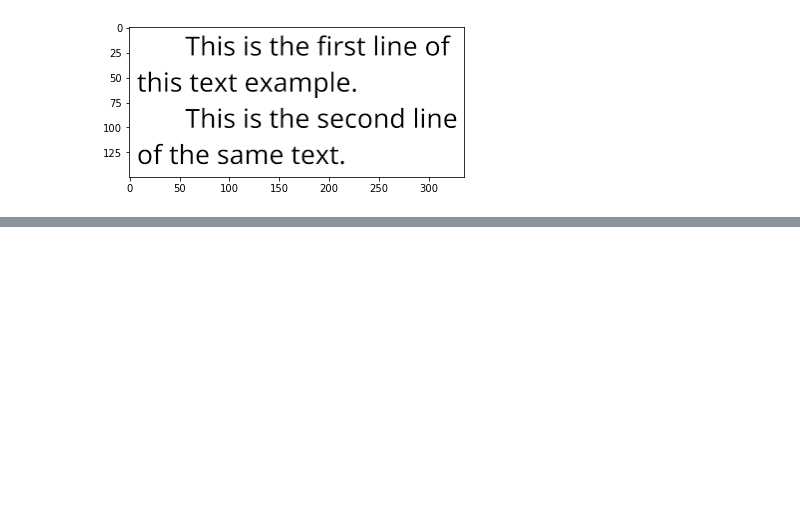
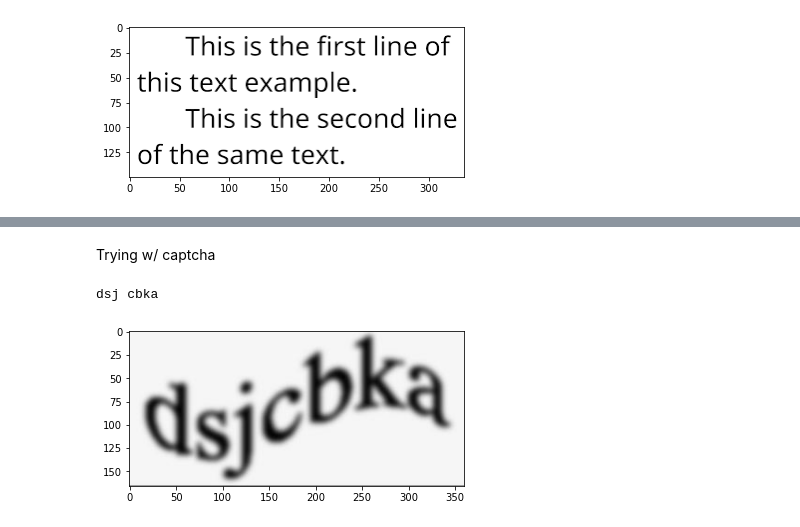
Before and after one commit to rodrigomendes47/Computer-Vision-Projects, a Jupyter notebook: textRecognition/ocrTesseract.ipynb, the cells around one changed output, grey strips where cells are left out. Saved outputs shown, nothing was run; the diff lists cells and outputs as text; code cells hidden in the pictures; blank space fills up the shorter version.

```diff
--- a/textRecognition/ocrTesseract.ipynb
+++ b/textRecognition/ocrTesseract.ipynb
@@ -18,0 +23,9 @@ NameError: name 'image_to_string' is not defined
+# %% [markdown]
+Trying w/ captcha
+# %%
+img = cv2.imread('imgtext2.JPG')
+plt.imshow(img)
+print(pytesseract.image_to_string(img))
+# %% [output]
+dsj cbka
+[figure, added]
```
Also changed, not shown: parts of 1 cell of this notebook.
